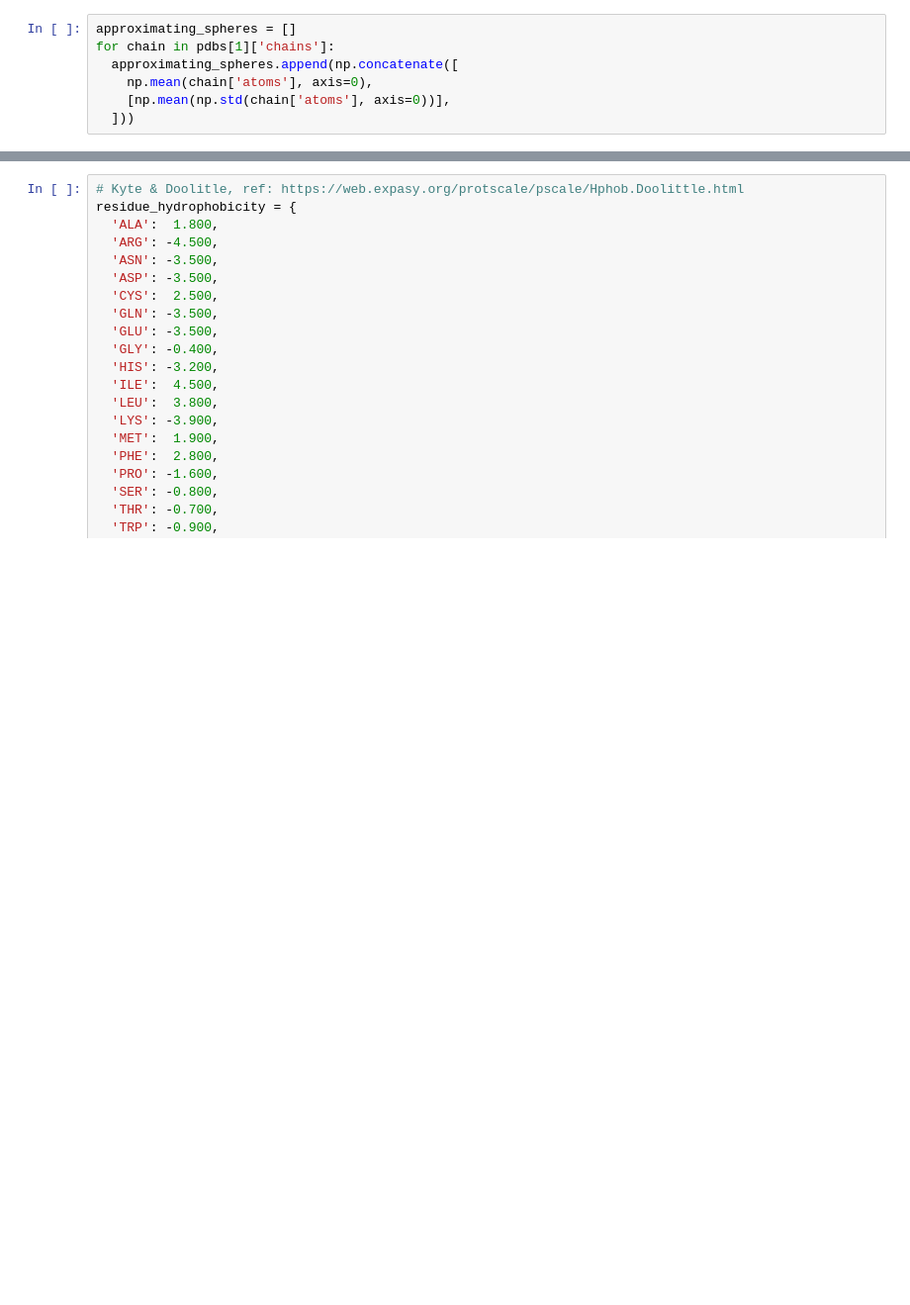
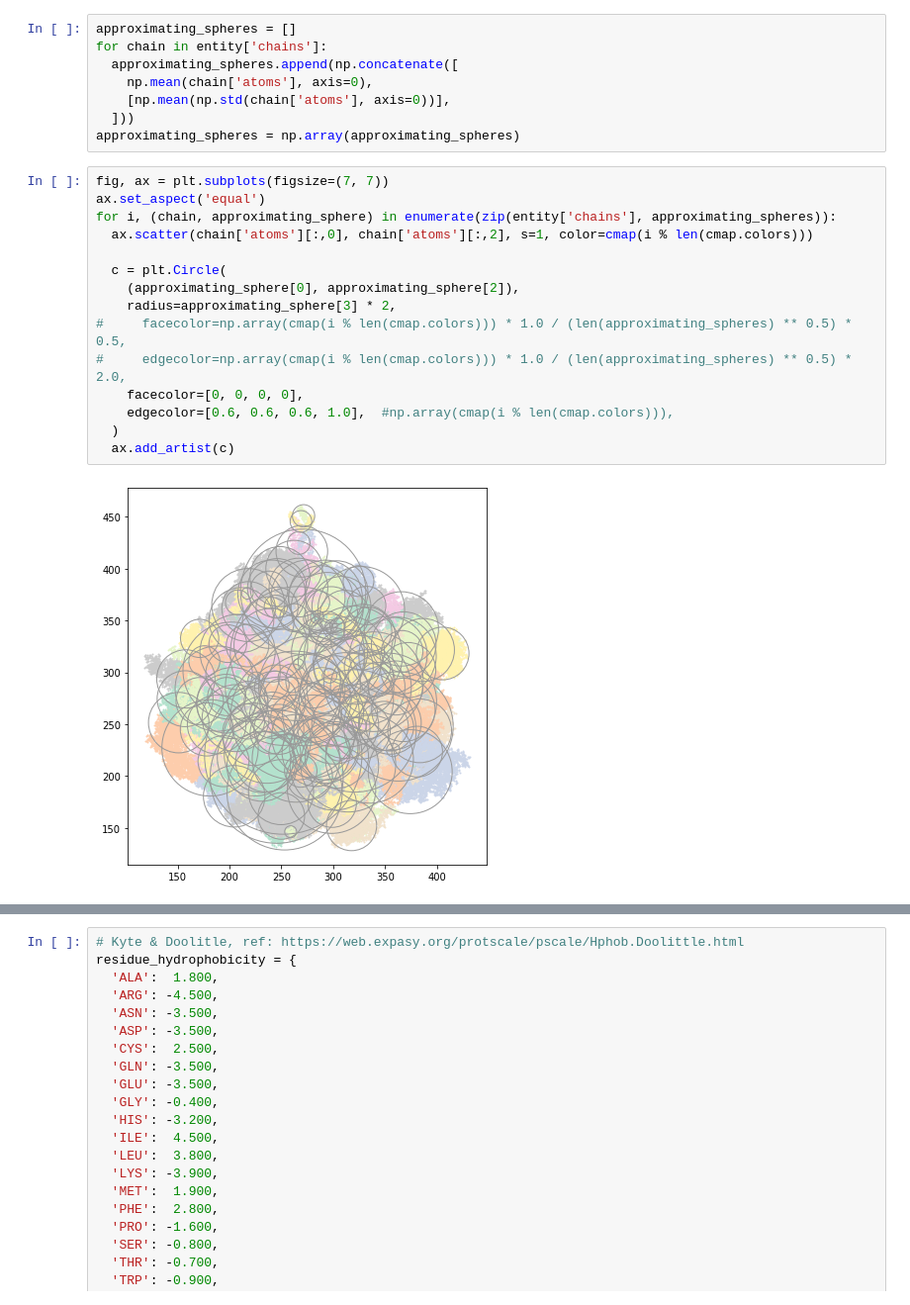
Before and after one commit to justgos/spatial-cell, a Jupyter notebook: universe-config/complexification-config.ipynb, the cells around one changed output, grey strips where cells are left out. Shown at 99% size. Saved outputs shown, nothing was run; the diff lists cells and outputs as text; blank space fills up the shorter version.

```diff
--- a/universe-config/complexification-config.ipynb
+++ b/universe-config/complexification-config.ipynb
@@ -87,8 +160,26 @@ for chain in pdbs[1]['chains']:
 # %%
 approximating_spheres = []
-for chain in pdbs[1]['chains']:
+for chain in entity['chains']:
   approximating_spheres.append(np.concatenate([
     np.mean(chain['atoms'], axis=0),
     [np.mean(np.std(chain['atoms'], axis=0))],
   ]))
+approximating_spheres = np.array(approximating_spheres)
+# %%
+fig, ax = plt.subplots(figsize=(7, 7))
+ax.set_aspect('equal')
+for i, (chain, approximating_sphere) in enumerate(zip(entity['chains'], approximating_spheres)):
+  ax.scatter(chain['atoms'][:,0], chain['atoms'][:,2], s=1, color=cmap(i % len(cmap.colors)))
+
+  c = plt.Circle(
+    (approximating_sphere[0], approximating_sphere[2]),
+    radius=approximating_sphere[3] * 2,
+#     facecolor=np.array(cmap(i % len(cmap.colors))) * 1.0 / (len(approximating_spheres) ** 0.5) * 0.5,
+#     edgecolor=np.array(cmap(i % len(cmap.colors))) * 1.0 / (len(approximating_spheres) ** 0.5) * 2.0,
+    facecolor=[0, 0, 0, 0],
+    edgecolor=[0.6, 0.6, 0.6, 1.0],  #np.array(cmap(i % len(cmap.colors))),
+  )
+  ax.add_artist(c)
+# %% [output]
+[figure, added]
 # %%
```
Also changed, not shown: parts of 16 cells of this notebook, 28 other files.
